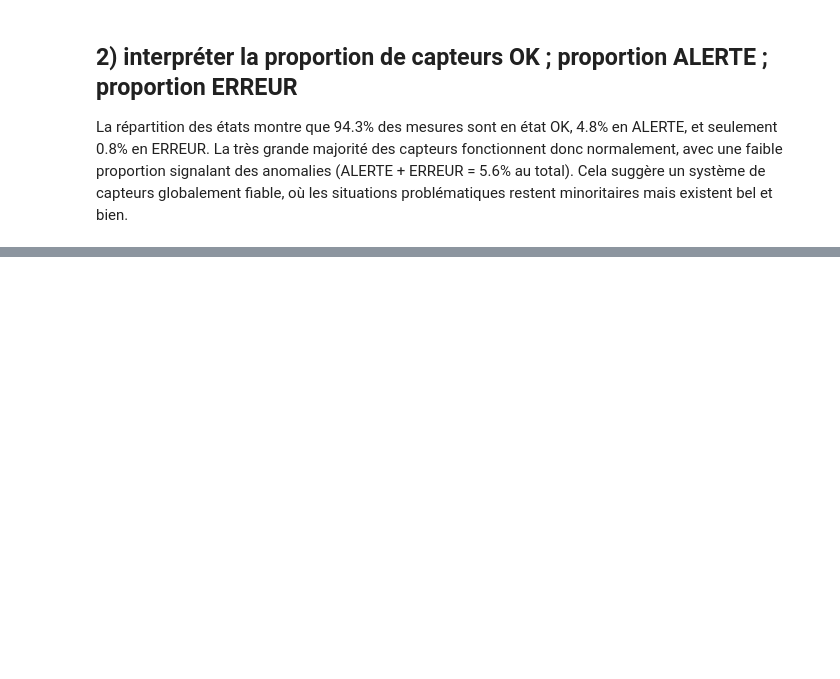
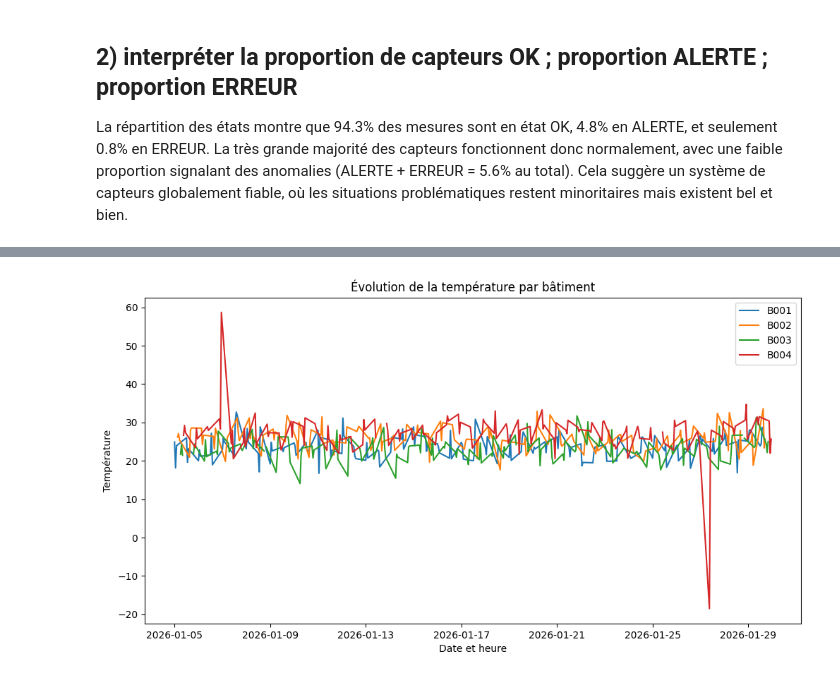
Before and after one commit to Mayra-99/atelier_matplotlib_iot, a Jupyter notebook: notebooks/atelier_matplotlib_iot.ipynb, the cells around one changed output, grey strips where cells are left out. Saved outputs shown, nothing was run; the diff lists cells and outputs as text; code cells hidden in the pictures; blank space fills up the shorter version.

Commit message:
Partie 7 : evolution temperature par batiment, 4 courbes superposees

```diff
--- a/notebooks/atelier_matplotlib_iot.ipynb
+++ b/notebooks/atelier_matplotlib_iot.ipynb
@@ -411,0 +414,13 @@ minoritaires mais existent bel et bien.
+# %%
+plt.figure(figsize=(12, 6))
+for batiment in df["batiment"].unique():
+    df_batiment = df[df["batiment"] == batiment]   # pas besoin de re-trier ici
+    plt.plot(df_batiment["date_heure"], df_batiment["temperature"], label=batiment)
+
+plt.xlabel("Date et heure")
+plt.ylabel("Température")
+plt.title("Évolution de la température par bâtiment")
+plt.legend()
+plt.show()
+# %% [output]
+[figure, added]
```
Also changed, not shown: parts of 2 cells of this notebook.
